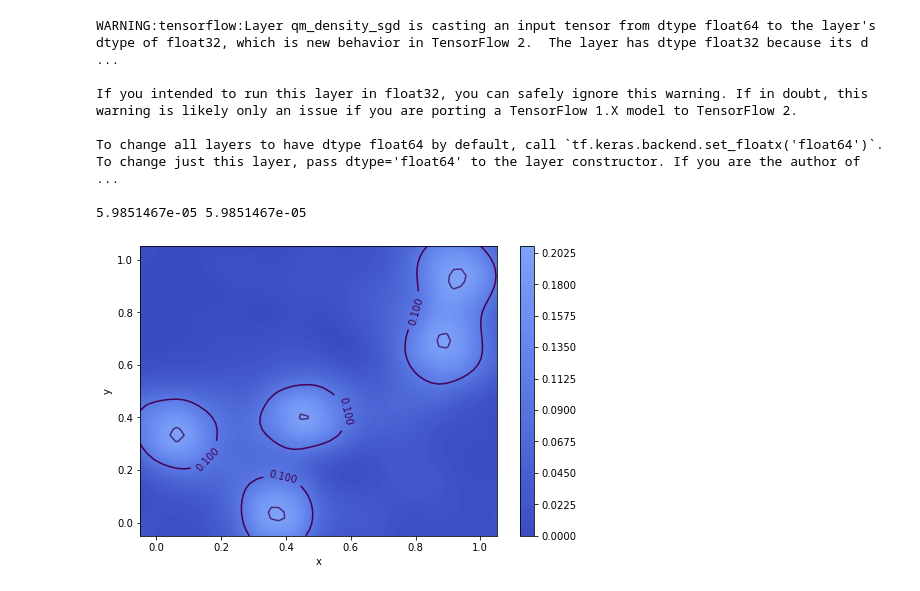
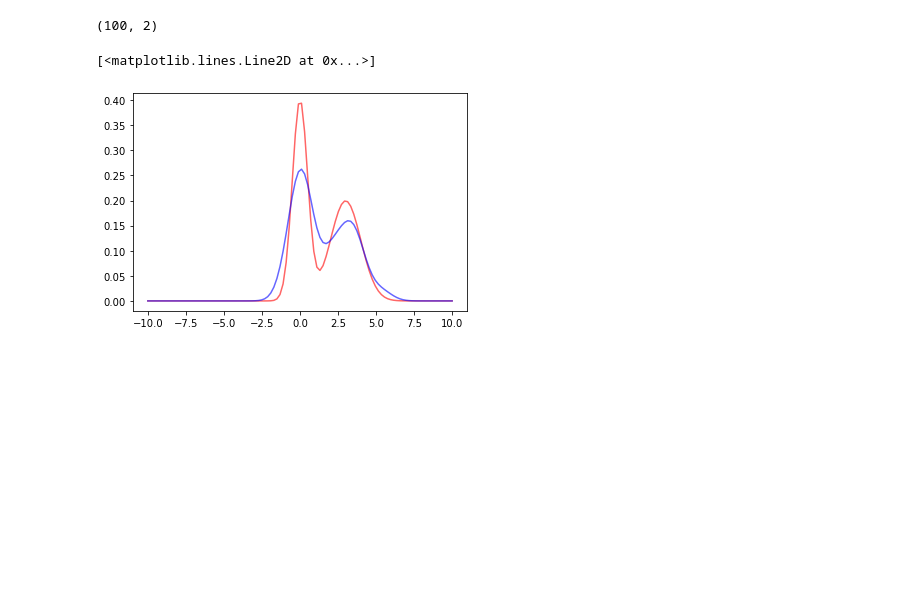
Before and after one commit to fagonzalezo/qmc, a Jupyter notebook: examples/qmkde.ipynb, the cells around one changed output. Saved outputs shown, nothing was run; the diff lists cells and outputs as text; code cells hidden in the pictures; blank space fills up the shorter version.

```diff
--- a/examples/qmkde.ipynb
+++ b/examples/qmkde.ipynb
@@ -96,15 +74,31 @@ plot_data(X, y)
-# %%
-qmd1 = models.QMDensitySGD(2, 100, num_eig= 5, gamma=25, random_state=17)
-out = qmd1(X[:2,:])
-eig_vals = qmd1.set_rho(qmd.weights[2])
-pl.figure(figsize = (8,16/3))
-plot_decision_region(X, qmd1.predict)
-# %% [output]
-WARNING:tensorflow:Layer qm_density_sgd is casting an input tensor from dtype float64 to the layer's dtype of float32, which is new behavior in TensorFlow 2.  The layer has dtype float32 because its d ...
-
-If you intended to run this layer in float32, you can safely ignore this warning. If in doubt, this warning is likely only an issue if you are porting a TensorFlow 1.X model to TensorFlow 2.
-
-To change all layers to have dtype float64 by default, call `tf.keras.backend.set_floatx('float64')`. To change just this layer, pass dtype='float64' to the layer constructor. If you are the author of ...
-
-5.9851467e-05 5.9851467e-05
-[figure, removed]
+# %%
+from scipy.stats import norm, bernoulli, gaussian_kde
+
+class Mixture(object):
+
+    def __init__(self, loc1=0, scale1=1, loc2=1, scale2=1, alpha=0.5):
+        self.var1 = norm(loc=loc1, scale=scale1)
+        self.var2 = norm(loc=loc2, scale=scale2)
+        self.alpha = alpha
+
+    def pdf(self, x):
+        return (self.alpha * self.var1.pdf(x) +
+                (1 - self.alpha) * self.var2.pdf(x))
+
+    def rvs(self, size=1):
+        vals = np.stack([self.var1.rvs(size), self.var2.rvs(size)],  axis=-1)
+        print(vals.shape)
+        idx = bernoulli.rvs(self.alpha, size=size)
+        return np.array([vals[i, idx[i]] for i in range(size)])
+
+n_var = norm(loc=1, scale=1)
+mixt = Mixture(loc1=0, scale1=0.5, loc2=3, scale2=1, alpha=0.5)
+sample = mixt.rvs(100)
+kernel = gaussian_kde(sample)
+x = np.linspace(-10.,10.,100)
+pl.plot(x, mixt.pdf(x), 'r-',  alpha=0.6, label='norm pdf')
+pl.plot(x, kernel(x), 'b-',  alpha=0.6, label='kde pdf')
+# %% [output]
+(100, 2)
+[<matplotlib.lines.Line2D at 0x...>]
+[figure, added]
```
Also changed, not shown: parts of 12 cells of this notebook.
